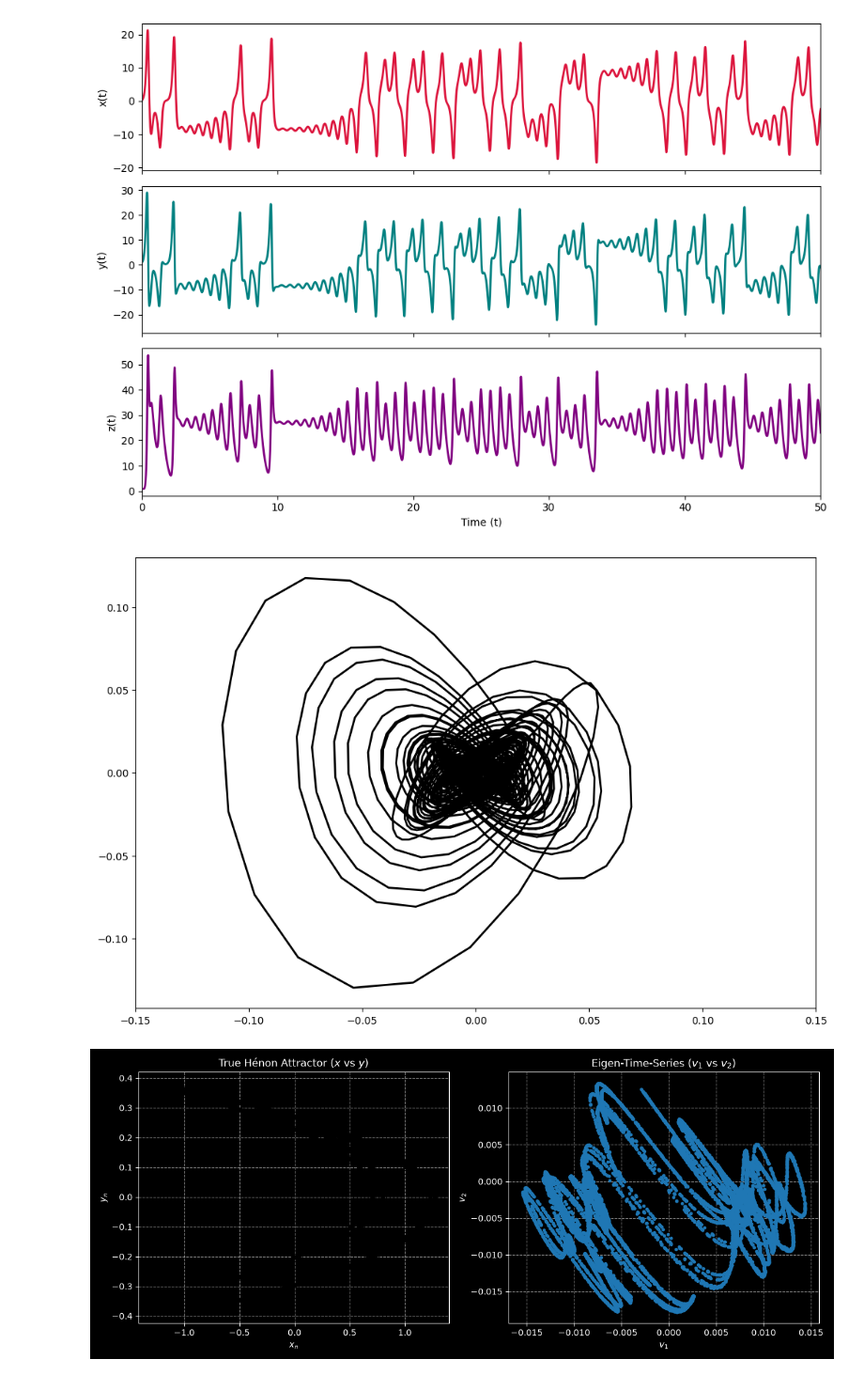
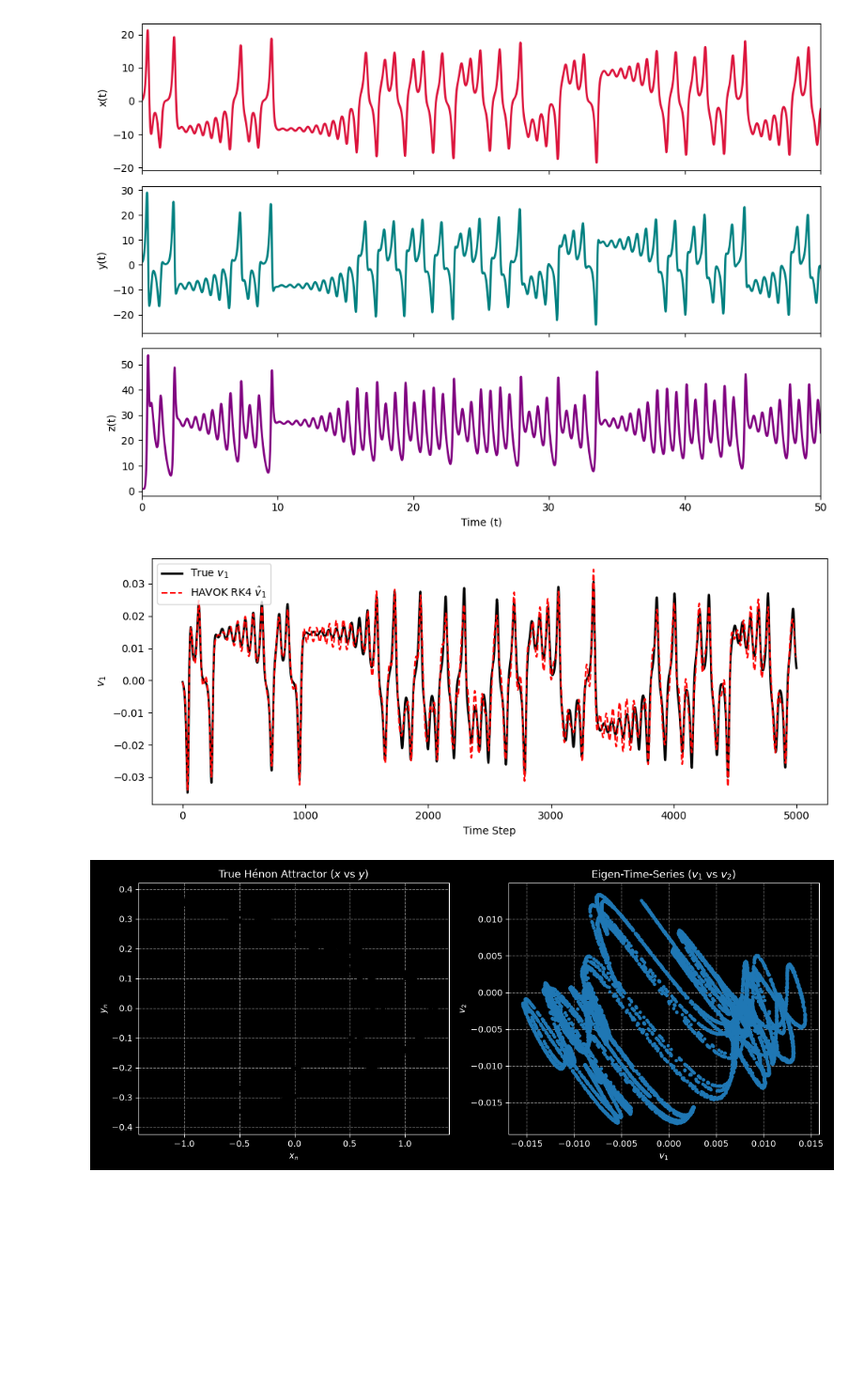
Before and after one commit to Izzathawari/PINN-dynamic-system, a Jupyter notebook: discrete_pinn/hankel_analysis.ipynb, the cells around one changed output. Shown at 94% size. Cells and saved outputs as stored; diff of their text form; code cells hidden in the pictures; blank space fills up the shorter version.

```diff
--- a/discrete_pinn/hankel_analysis.ipynb
+++ b/discrete_pinn/hankel_analysis.ipynb
@@ -121,6 +121,40 @@ def build_havok_linear_model(V_trunc, dt):
 
     return A, B
 
+def simulate_havok_rk4(A, B, V_trunc, dt):
+    """Simulates the HAVOK model forward using RK4 with v_r as forcing input."""
+    # V_trunc shape: (r, num_steps)
+    r_minus_1, num_steps = V_trunc[:-1, :].shape
+
+    # Storage for the predicted state trajectory
+    v_sim = np.zeros((r_minus_1, num_steps))
+
+    # Initial condition at t = 0
+    v_sim[:, 0] = V_trunc[:-1, 0]
+
+    # Forcing signal v_r(t) across all steps
+    vr_signal = V_trunc[-1, :]
+
+    # RK4 time stepping loop
+    for k in range(num_steps - 1):
+        w = v_sim[:, k]
+
+        # Linear interpolation for the half-step forcing term
+        u_k = vr_signal[k]
+        u_next = vr_signal[k + 1]
+        u_mid = 0.5 * (u_k + u_next)
+
+        # RK4 slopes
+        k1 = A @ w + (B * u_k).flatten()
+        k2 = A @ (w + 0.5 * dt * k1) + (B * u_mid).flatten()
+        k3 = A @ (w + 0.5 * dt * k2) + (B * u_mid).flatten()
+        k4 = A @ (w + dt * k3) + (B * u_next).flatten()
+
+        # Advance state
+        v_sim[:, k + 1] = w + (dt / 6.0) * (k1 + 2 * k2 + 2 * k3 + k4)
+
+    return v_sim
+
 def plot_matrix_A_heatmap(A):
     """
     Plots the linear dynamics matrix A as an annotated heatmap.
@@ -157,11 +191,24 @@ x,y,z,timestep = plot_lorentz()
 U,s,V = create_Hankel(m_dim=8, n_dim=5000, x=x)
 U_trunc,s_trunc,V_trunc = trunc_Hankel(U,s,V,4)
 
-plt.figure(figsize=(12,8))
-plt.plot(V[2, :],V[3,:], color= "black", lw=2)
-# plt.ylim(-0.15, 0.15)
-plt.xlim(-0.15, 0.15)
+# 1. Build A and B
+A, B = build_havok_linear_model(V_trunc, dt=0.01)
 
+# 2. Predict with RK4 starting at t = 0
+v_pred = simulate_havok_rk4(A, B, V_trunc, dt=0.01)
+
+print(f"Matrix A : {A.shape}")
+print(f"Matrix B : {B.shape}")
+
+
+# 3. Compare predicted v1 vs true v1
+plt.figure(figsize=(10, 4))
+plt.plot(V_trunc[0, :], label="True $v_1$", color="black", lw=2)
+plt.plot(v_pred[0, :], "--", label="HAVOK RK4 $\hat{v}_1$", color="red", lw=1.5)
+plt.xlabel("Time Step")
+plt.ylabel("$v_1$")
+plt.legend()
+plt.tight_layout()
 plt.show()
 # %% [output]
 Original Hankel Matrix Shape: (8, 5000)
@@ -174,5 +223,5 @@ V Matrix R rank Shape : (4, 5000)
 [figure]
-[figure, old version]
+[figure, new version]
 # %%
 import numpy as np
 import matplotlib.pyplot as plt
```
Also changed, not shown: parts of 1 cell of this notebook.
